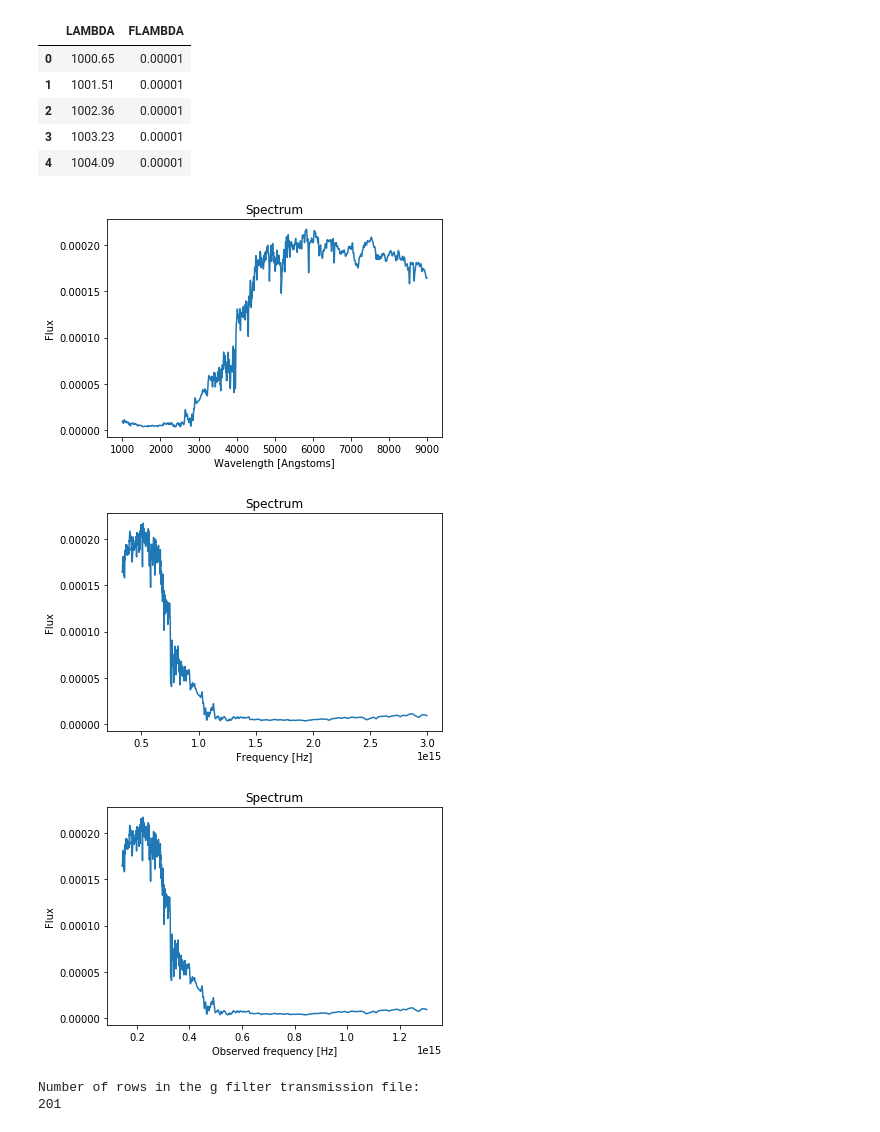
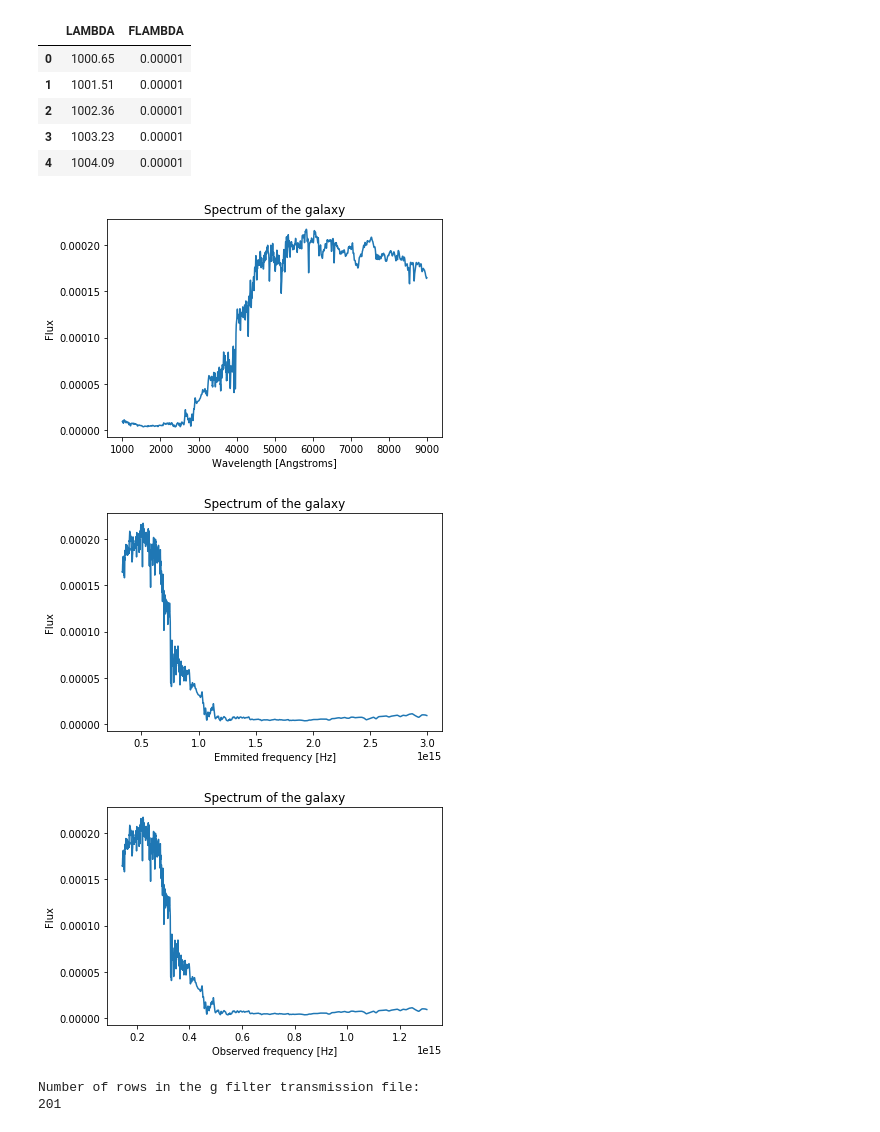
Before and after one commit to rmorgan10/kcorrection, a Jupyter notebook: KCorrection.ipynb, the cells around one changed output. Cells and saved outputs as stored; diff of their text form; code cells hidden in the pictures.

```diff
--- a/KCorrection.ipynb
+++ b/KCorrection.ipynb
@@ -30,33 +31,34 @@ Number of rows in spectrum file: 2560
 # %%
 plt.figure()
 plt.plot(df['LAMBDA'], df['FLAMBDA'])
-plt.title('Spectrum')
-plt.xlabel("Wavelength [Angstoms]")
+plt.title('Spectrum of the galaxy')
+plt.xlabel("Wavelength [Angstroms]")
 plt.ylabel("Flux")
 plt.show()
 # %% [output]
-[figure, old version]
+[figure, new version]
 # %%
 df['FREQUENCY'] = 2.99792458e18 / df['LAMBDA'].values
 df.head()
 plt.figure()
 plt.plot(df['FREQUENCY'], df['FLAMBDA'])
-plt.title('Spectrum')
-plt.xlabel("Frequency [Hz]")
+plt.title('Spectrum of the galaxy')
+plt.xlabel("Emmited frequency [Hz]")
 plt.ylabel("Flux")
 plt.show()
 # %% [output]
-[figure, old version]
+[figure, new version]
 # %%
+# z arbitrary chosen redshift of the galaxy
 z = 1.3
 df['OBSERVED_FREQUENCY'] = df['FREQUENCY'].values/(1+z)
 df.head()
 plt.figure()
 plt.plot(df['OBSERVED_FREQUENCY'], df['FLAMBDA'])
-plt.title('Spectrum')
+plt.title('Spectrum of the galaxy')
 plt.xlabel("Observed frequency [Hz]")
 plt.ylabel("Flux")
 plt.show()
 # %% [output]
-[figure, old version]
+[figure, new version]
 # %%
```
Also changed, not shown: parts of 7 cells of this notebook, 5 other files.
